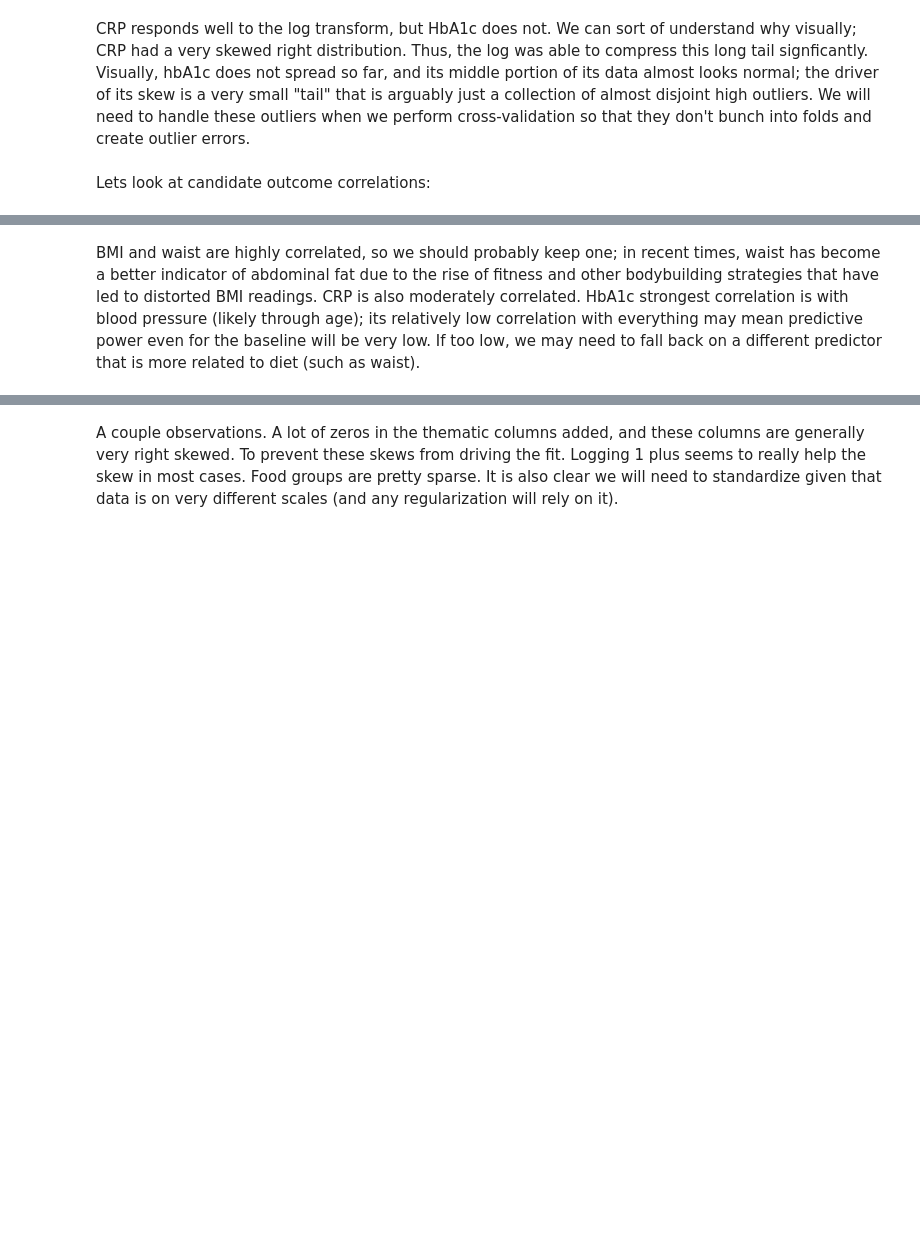
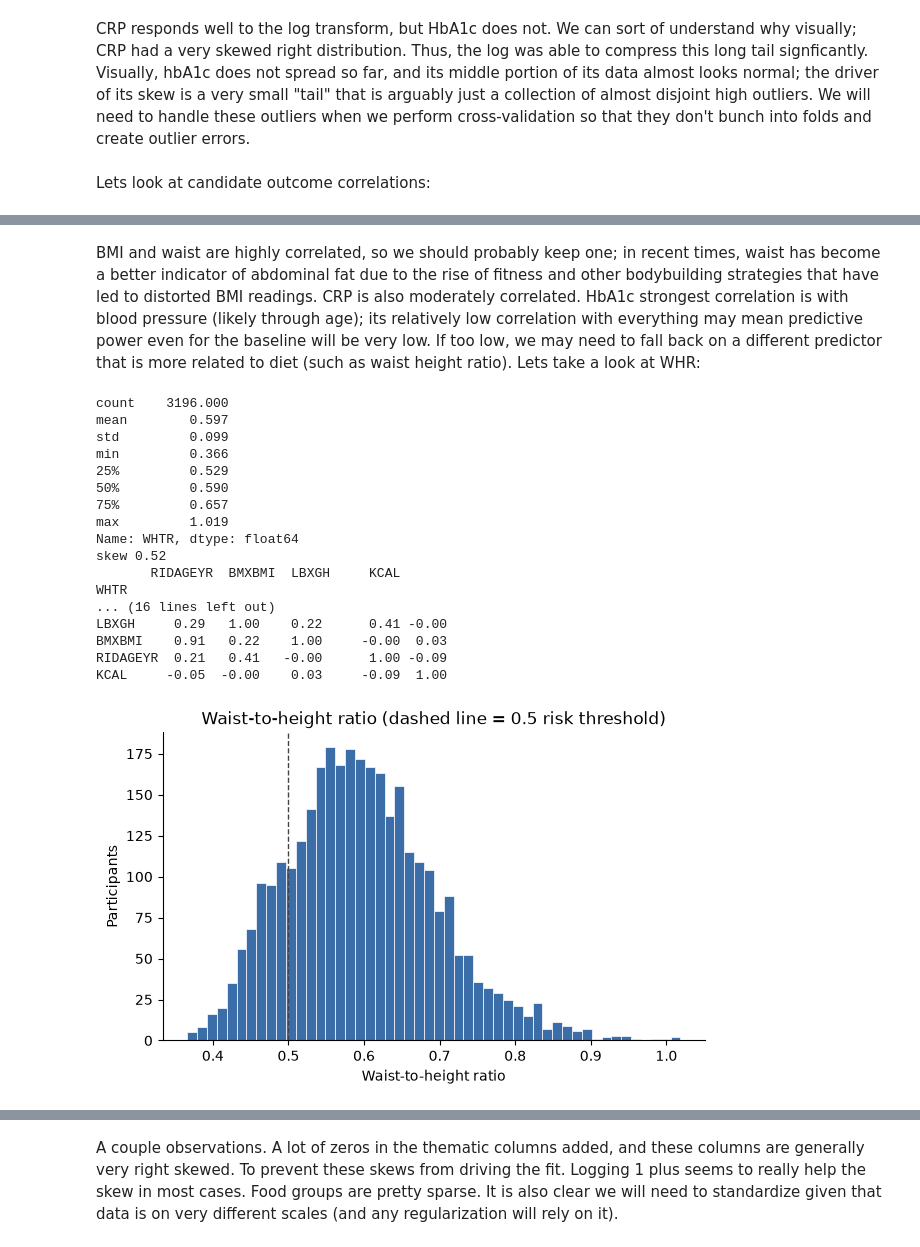
Before and after one commit to ajkrays/ModelingFP, a Jupyter notebook: eda_andrew.ipynb, the cells around one changed output, grey strips where cells are left out. Saved outputs shown, nothing was run; the diff lists cells and outputs as text; code cells hidden in the pictures; blank space fills up the shorter version.

```diff
--- a/eda_andrew.ipynb
+++ b/eda_andrew.ipynb
@@ -773,2 +765,41 @@ Diastolic BP        0.10 -0.10               0.16  0.07  0.16   0.18         0.4
 # %% [markdown]
-BMI and waist are highly correlated, so we should probably keep one; in recent times, waist has become a better indicator of abdominal fat due to the rise of fitness and other bodybuilding strategies that have led to distorted BMI readings. CRP is also moderately correlated. HbA1c strongest correlation is with blood pressure (likely through age); its relatively low correlation with everything may mean predictive power even for the baseline will be very low. If too low, we may need to fall back on a different predictor that is more related to diet (such as waist).
+BMI and waist are highly correlated, so we should probably keep one; in recent times, waist has become a better indicator of abdominal fat due to the rise of fitness and other bodybuilding strategies that have led to distorted BMI readings. CRP is also moderately correlated. HbA1c strongest correlation is with blood pressure (likely through age); its relatively low correlation with everything may mean predictive power even for the baseline will be very low. If too low, we may need to fall back on a different predictor that is more related to diet (such as waist height ratio). Lets take a look at WHR:
+# %%
+w = df["WHTR"]
+print(w.describe().round(3), f"\nskew {w.skew():.2f}")
+
+missing = df["WHTR"].isna()
+print(df.groupby(missing)[["RIDAGEYR", "BMXBMI", "LBXGH", "KCAL"]].mean().round(2))
+
+print(df.groupby("RIAGENDR")["WHTR"].describe().round(3))
+print(df.groupby("RIDRETH3")["WHTR"].mean().round(3))
+print(df[["WHTR", "LBXGH", "BMXBMI", "RIDAGEYR", "KCAL"]].corr(method="spearman").round(2))
+
+fig, ax = plt.subplots(figsize=(7, 4))
+ax.hist(w.dropna(), bins=50, color="#3B6EA8", edgecolor="white", linewidth=0.5)
+ax.axvline(0.5, color="#444444", linestyle="--", linewidth=1)
+ax.set_xlabel("Waist-to-height ratio")
+ax.set_ylabel("Participants")
+ax.set_title("Waist-to-height ratio (dashed line = 0.5 risk threshold)")
+for side in ("top", "right"):
+    ax.spines[side].set_visible(False)
+plt.show()
+# %% [output]
+count    3196.000
+mean        0.597
+std         0.099
+min         0.366
+25%         0.529
+50%         0.590
+75%         0.657
+max         1.019
+Name: WHTR, dtype: float64
+skew 0.52
+       RIDAGEYR  BMXBMI  LBXGH     KCAL
+WHTR
+... (16 lines left out)
+LBXGH     0.29   1.00    0.22      0.41 -0.00
+BMXBMI    0.91   0.22    1.00     -0.00  0.03
+RIDAGEYR  0.21   0.41   -0.00      1.00 -0.09
+KCAL     -0.05  -0.00    0.03     -0.09  1.00
+[figure, added]
```
Also changed, not shown: parts of 24 cells of this notebook, 6 other files.
